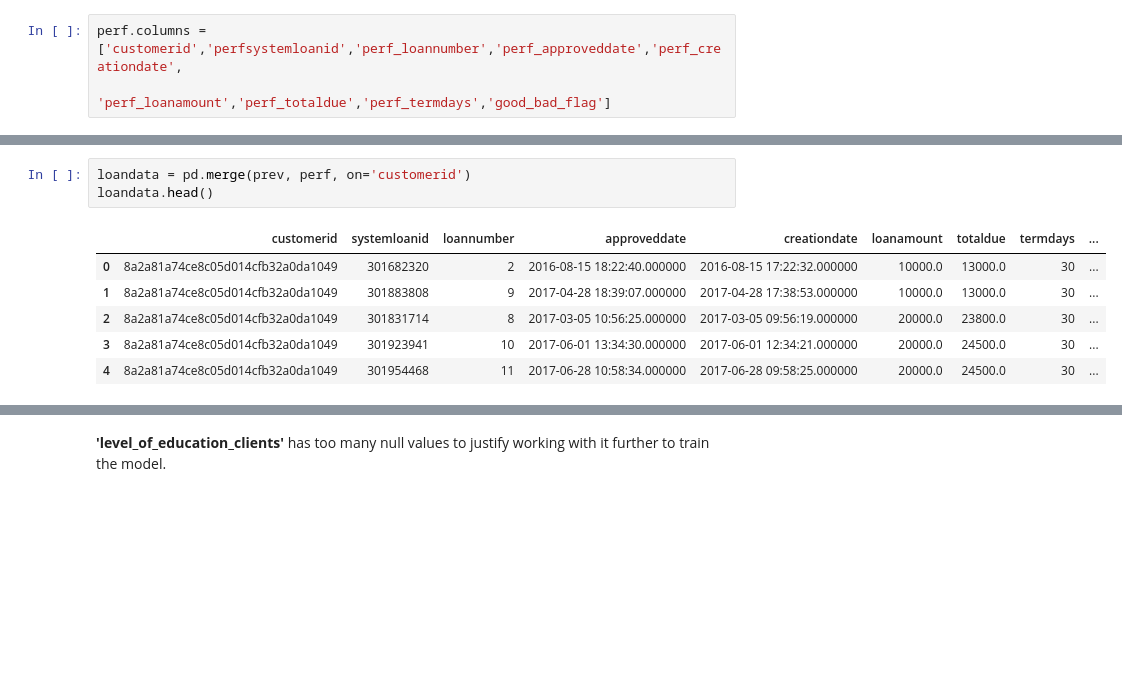
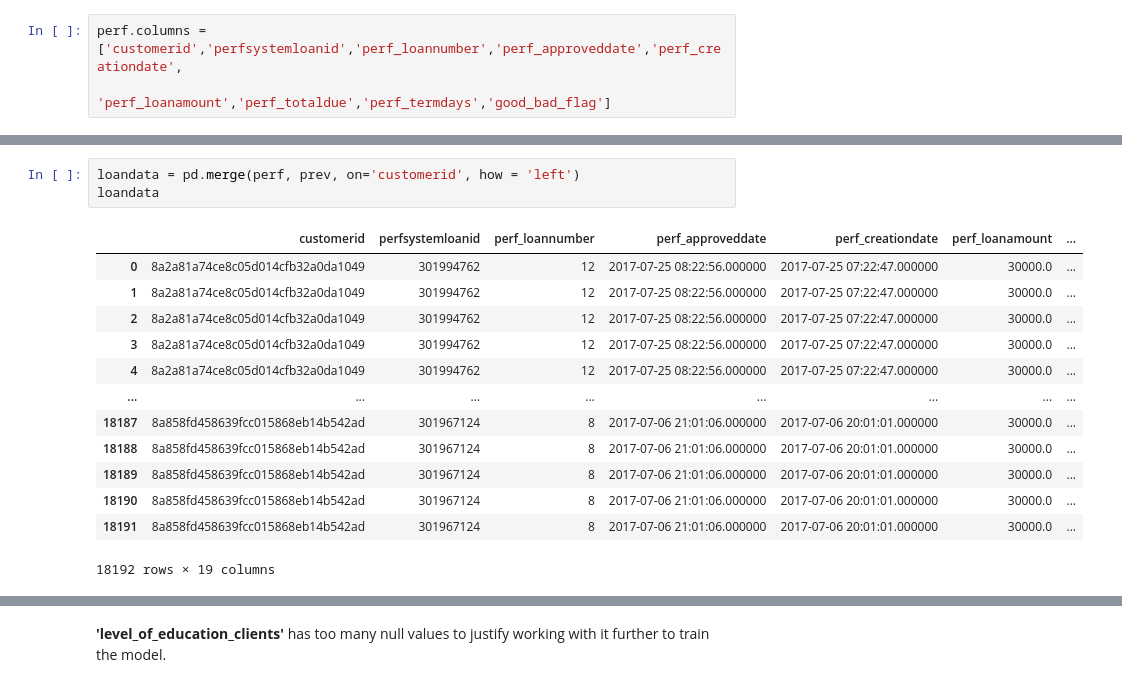
Before and after one commit to kakopo/loan-default-prediction-challenge-group-8, a Jupyter notebook: jupyter_notebook/data_analysis.ipynb, the cells around one changed output, grey strips where cells are left out. Drawn from its saved outputs; the diff is of its cells as text; blank space fills up the shorter version.

Commit message:
left join, begin mean imputation

```diff
--- a/jupyter_notebook/data_analysis.ipynb
+++ b/jupyter_notebook/data_analysis.ipynb
@@ -387,13 +389,20 @@ Data columns (total 9 columns):
 dtypes: float64(2), int64(3), object(4)
 memory usage: 307.2+ KB
 # %%
-loandata = pd.merge(prev, perf, on='customerid')
-loandata.head()
+loandata = pd.merge(perf, prev, on='customerid', how = 'left')
+loandata
 # %% [output]
-|  | customerid | systemloanid | loannumber | approveddate | creationdate | loanamount | totaldue | termdays | ... |
-| 0 | 8a2a81a74ce8c05d014cfb32a0da1049 | 301682320 | 2 | 2016-08-15 18:22:40.000000 | 2016-08-15 17:22:32.000000 | 10000.0 | 13000.0 | 30 | ... |
-| 1 | 8a2a81a74ce8c05d014cfb32a0da1049 | 301883808 | 9 | 2017-04-28 18:39:07.000000 | 2017-04-28 17:38:53.000000 | 10000.0 | 13000.0 | 30 | ... |
-| 2 | 8a2a81a74ce8c05d014cfb32a0da1049 | 301831714 | 8 | 2017-03-05 10:56:25.000000 | 2017-03-05 09:56:19.000000 | 20000.0 | 23800.0 | 30 | ... |
-| 3 | 8a2a81a74ce8c05d014cfb32a0da1049 | 301923941 | 10 | 2017-06-01 13:34:30.000000 | 2017-06-01 12:34:21.000000 | 20000.0 | 24500.0 | 30 | ... |
-| 4 | 8a2a81a74ce8c05d014cfb32a0da1049 | 301954468 | 11 | 2017-06-28 10:58:34.000000 | 2017-06-28 09:58:25.000000 | 20000.0 | 24500.0 | 30 | ... |
+|  | customerid | perfsystemloanid | perf_loannumber | perf_approveddate | perf_creationdate | perf_loanamount | ... |
+| 0 | 8a2a81a74ce8c05d014cfb32a0da1049 | 301994762 | 12 | 2017-07-25 08:22:56.000000 | 2017-07-25 07:22:47.000000 | 30000.0 | ... |
+| 1 | 8a2a81a74ce8c05d014cfb32a0da1049 | 301994762 | 12 | 2017-07-25 08:22:56.000000 | 2017-07-25 07:22:47.000000 | 30000.0 | ... |
+| 2 | 8a2a81a74ce8c05d014cfb32a0da1049 | 301994762 | 12 | 2017-07-25 08:22:56.000000 | 2017-07-25 07:22:47.000000 | 30000.0 | ... |
+| 3 | 8a2a81a74ce8c05d014cfb32a0da1049 | 301994762 | 12 | 2017-07-25 08:22:56.000000 | 2017-07-25 07:22:47.000000 | 30000.0 | ... |
+| 4 | 8a2a81a74ce8c05d014cfb32a0da1049 | 301994762 | 12 | 2017-07-25 08:22:56.000000 | 2017-07-25 07:22:47.000000 | 30000.0 | ... |
+| ... | ... | ... | ... | ... | ... | ... | ... |
+| 18187 | 8a858fd458639fcc015868eb14b542ad | 301967124 | 8 | 2017-07-06 21:01:06.000000 | 2017-07-06 20:01:01.000000 | 30000.0 | ... |
+| 18188 | 8a858fd458639fcc015868eb14b542ad | 301967124 | 8 | 2017-07-06 21:01:06.000000 | 2017-07-06 20:01:01.000000 | 30000.0 | ... |
+| 18189 | 8a858fd458639fcc015868eb14b542ad | 301967124 | 8 | 2017-07-06 21:01:06.000000 | 2017-07-06 20:01:01.000000 | 30000.0 | ... |
+| 18190 | 8a858fd458639fcc015868eb14b542ad | 301967124 | 8 | 2017-07-06 21:01:06.000000 | 2017-07-06 20:01:01.000000 | 30000.0 | ... |
+| 18191 | 8a858fd458639fcc015868eb14b542ad | 301967124 | 8 | 2017-07-06 21:01:06.000000 | 2017-07-06 20:01:01.000000 | 30000.0 | ... |
+18192 rows × 19 columns
 # %%
```
Also changed, not shown: parts of 14 cells of this notebook.
